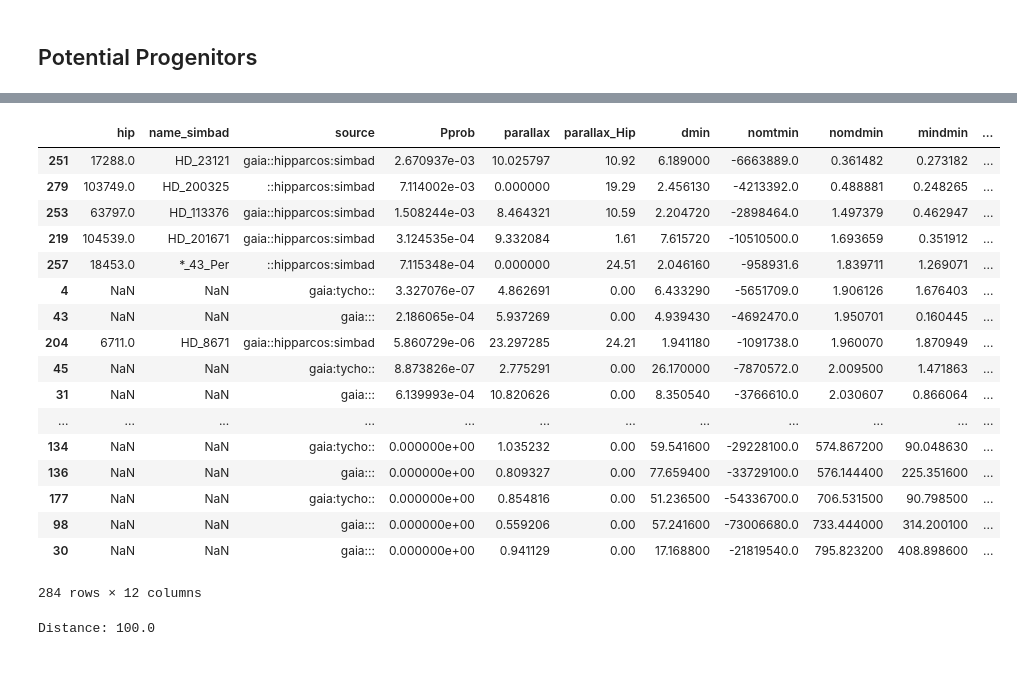
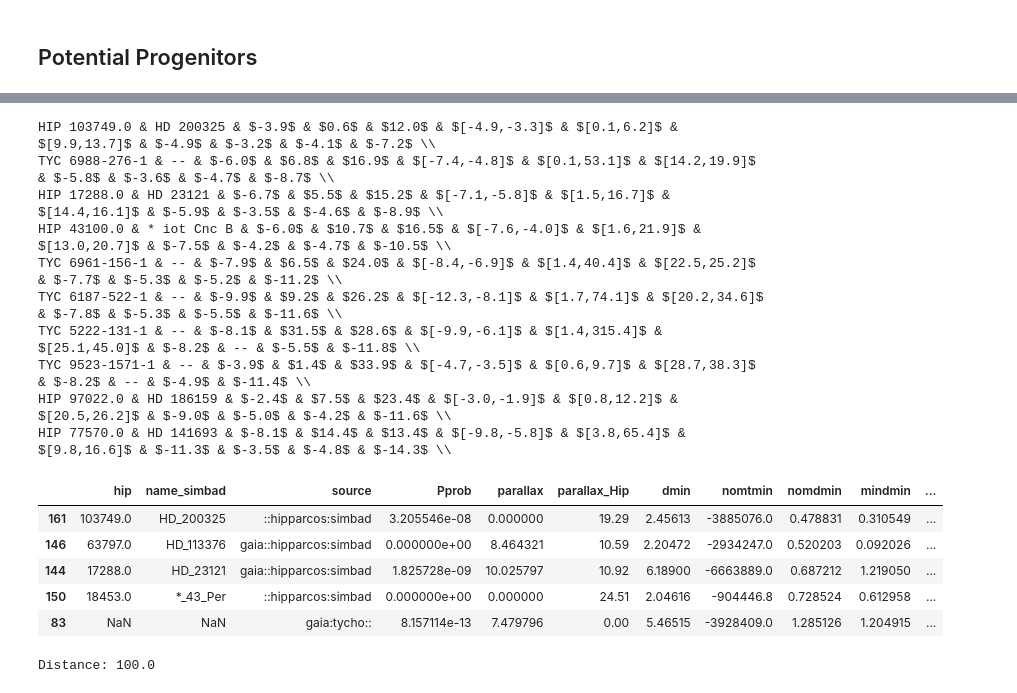
Before and after one commit to seap-udea/iWander, a Jupyter notebook: dev/analysis.ipynb, the cells around one changed output, grey strips where cells are left out. Drawn from its saved outputs; the diff is of its cells as text; code cells hidden in the pictures; blank space fills up the shorter version.

```diff
--- a/dev/analysis.ipynb
+++ b/dev/analysis.ipynb
@@ -496,5 +529,6 @@ ax.plot(xs,ys,zs)
 ## Potential Progenitors
 # %%
 #encounters=pd.read_csv(BD+"encounters.csv")
-candidates=pd.read_csv(BD+"candidates.csv")
-progenitors=pd.read_csv(BD+"progenitors.csv")
+candidates=pd.read_csv(BASE_DIR+"candidates.csv")
+progenitors=pd.read_csv(BASE_DIR+"progenitors.csv")
+print("Number of progenitors:",len(progenitors))
@@ -521,24 +574,46 @@ array(['Pprob', 'nomdmin', 'nomtmin', 'mindmin', 'maxdmin', 'velrelmin',
+# %%
+# Generate latex table
+for index in progsort.index:
+    p=progenitors.loc[index]
+    row=""
+    if str(p.hip)=='nan':
+        if str(p.tycho2_id)=='nan':sid='--'
+        else:sid="TYC "+str(p.tycho2_id)
+    else:sid="HIP "+str(p.hip)
+    row+=r"%s & %s & "%(sid,
+                        str(p.name_simbad).replace('nan','--').replace('_',' '),
+                        )
+    row+=r"$%.1f$ & $%.1f$ & $%.1f$ & "%(p.nomtmin/1e6,p.nomdmin,p.nomvrel)
+    row+=r"$[%.1f,%.1f]$ & $[%.1f,%.1f]$ & $[%.1f,%.1f]$ & "%(p.mintmin/1e6,p.maxtmin/1e6,
+                                                        p.mindmin,p.maxdmin,
+                                                        p.minvrel,p.maxvrel)
+    logPsurmed="$%.1f$"%np.log10(p.Psurmed) if p.Psurmed>0 else '--'
+    logPvelmed="$%.1f$"%np.log10(p.Pvelmed) if p.Pvelmed>0 else '--'
+    logPdist="$%.1f$"%np.log10(p.Pdist) if p.Pdist>0 else '--'
+    logPprob="$%.1f$"%np.log10(p.Pprob) if p.Pprob>0 else '--'
+    row+=r"%s & %s & %s & %s \\"%(logPsurmed,logPvelmed,logPdist,logPprob)
+    print(row)
+# %% [output]
+HIP 103749.0 & HD 200325 & $-3.9$ & $0.6$ & $12.0$ & $[-4.9,-3.3]$ & $[0.1,6.2]$ & $[9.9,13.7]$ & $-4.9$ & $-3.2$ & $-4.1$ & $-7.2$ \\
+TYC 6988-276-1 & -- & $-6.0$ & $6.8$ & $16.9$ & $[-7.4,-4.8]$ & $[0.1,53.1]$ & $[14.2,19.9]$ & $-5.8$ & $-3.6$ & $-4.7$ & $-8.7$ \\
+HIP 17288.0 & HD 23121 & $-6.7$ & $5.5$ & $15.2$ & $[-7.1,-5.8]$ & $[1.5,16.7]$ & $[14.4,16.1]$ & $-5.9$ & $-3.5$ & $-4.6$ & $-8.9$ \\
+HIP 43100.0 & * iot Cnc B & $-6.0$ & $10.7$ & $16.5$ & $[-7.6,-4.0]$ & $[1.6,21.9]$ & $[13.0,20.7]$ & $-7.5$ & $-4.2$ & $-4.7$ & $-10.5$ \\
+TYC 6961-156-1 & -- & $-7.9$ & $6.5$ & $24.0$ & $[-8.4,-6.9]$ & $[1.4,40.4]$ & $[22.5,25.2]$ & $-7.7$ & $-5.3$ & $-5.2$ & $-11.2$ \\
+TYC 6187-522-1 & -- & $-9.9$ & $9.2$ & $26.2$ & $[-12.3,-8.1]$ & $[1.7,74.1]$ & $[20.2,34.6]$ & $-7.8$ & $-5.3$ & $-5.5$ & $-11.6$ \\
+TYC 5222-131-1 & -- & $-8.1$ & $31.5$ & $28.6$ & $[-9.9,-6.1]$ & $[1.4,315.4]$ & $[25.1,45.0]$ & $-8.2$ & -- & $-5.5$ & $-11.8$ \\
+TYC 9523-1571-1 & -- & $-3.9$ & $1.4$ & $33.9$ & $[-4.7,-3.5]$ & $[0.6,9.7]$ & $[28.7,38.3]$ & $-8.2$ & -- & $-4.9$ & $-11.4$ \\
+HIP 97022.0 & HD 186159 & $-2.4$ & $7.5$ & $23.4$ & $[-3.0,-1.9]$ & $[0.8,12.2]$ & $[20.5,26.2]$ & $-9.0$ & $-5.0$ & $-4.2$ & $-11.6$ \\
+HIP 77570.0 & HD 141693 & $-8.1$ & $14.4$ & $13.4$ & $[-9.8,-5.8]$ & $[3.8,65.4]$ & $[9.8,16.6]$ & $-11.3$ & $-3.5$ & $-4.8$ & $-14.3$ \\
 # %%
-progenitors[["hip","name_simbad","source","Pprob","parallax","parallax_Hip","dmin","nomtmin","nomdmin","mindmin","maxdmin","velrelmin"]].sort_values(by="nomdmin")
+#FIRST ATTEMPT
+progenitors[["hip","name_simbad","source","Pprob","parallax","parallax_Hip","dmin","nomtmin","nomdmin","mindmin","maxdmin","velrelmin"]].sort_values(by="nomdmin").head()
 # %% [output]
 |  | hip | name_simbad | source | Pprob | parallax | parallax_Hip | dmin | nomtmin | nomdmin | mindmin | ... |
-| 251 | 17288.0 | HD_23121 | gaia::hipparcos:simbad | 2.670937e-03 | 10.025797 | 10.92 | 6.189000 | -6663889.0 | 0.361482 | 0.273182 | ... |
-| 279 | 103749.0 | HD_200325 | ::hipparcos:simbad | 7.114002e-03 | 0.000000 | 19.29 | 2.456130 | -4213392.0 | 0.488881 | 0.248265 | ... |
-| 253 | 63797.0 | HD_113376 | gaia::hipparcos:simbad | 1.508244e-03 | 8.464321 | 10.59 | 2.204720 | -2898464.0 | 1.497379 | 0.462947 | ... |
-| 219 | 104539.0 | HD_201671 | gaia::hipparcos:simbad | 3.124535e-04 | 9.332084 | 1.61 | 7.615720 | -10510500.0 | 1.693659 | 0.351912 | ... |
-| 257 | 18453.0 | *_43_Per | ::hipparcos:simbad | 7.115348e-04 | 0.000000 | 24.51 | 2.046160 | -958931.6 | 1.839711 | 1.269071 | ... |
-| 4 | NaN | NaN | gaia:tycho:: | 3.327076e-07 | 4.862691 | 0.00 | 6.433290 | -5651709.0 | 1.906126 | 1.676403 | ... |
-| 43 | NaN | NaN | gaia::: | 2.186065e-04 | 5.937269 | 0.00 | 4.939430 | -4692470.0 | 1.950701 | 0.160445 | ... |
-| 204 | 6711.0 | HD_8671 | gaia::hipparcos:simbad | 5.860729e-06 | 23.297285 | 24.21 | 1.941180 | -1091738.0 | 1.960070 | 1.870949 | ... |
-| 45 | NaN | NaN | gaia:tycho:: | 8.873826e-07 | 2.775291 | 0.00 | 26.170000 | -7870572.0 | 2.009500 | 1.471863 | ... |
-| 31 | NaN | NaN | gaia::: | 6.139993e-04 | 10.820626 | 0.00 | 8.350540 | -3766610.0 | 2.030607 | 0.866064 | ... |
-| ... | ... | ... | ... | ... | ... | ... | ... | ... | ... | ... | ... |
-| 134 | NaN | NaN | gaia:tycho:: | 0.000000e+00 | 1.035232 | 0.00 | 59.541600 | -29228100.0 | 574.867200 | 90.048630 | ... |
-| 136 | NaN | NaN | gaia::: | 0.000000e+00 | 0.809327 | 0.00 | 77.659400 | -33729100.0 | 576.144400 | 225.351600 | ... |
-| 177 | NaN | NaN | gaia:tycho:: | 0.000000e+00 | 0.854816 | 0.00 | 51.236500 | -54336700.0 | 706.531500 | 90.798500 | ... |
-| 98 | NaN | NaN | gaia::: | 0.000000e+00 | 0.559206 | 0.00 | 57.241600 | -73006680.0 | 733.444000 | 314.200100 | ... |
-| 30 | NaN | NaN | gaia::: | 0.000000e+00 | 0.941129 | 0.00 | 17.168800 | -21819540.0 | 795.823200 | 408.898600 | ... |
+| 161 | 103749.0 | HD_200325 | ::hipparcos:simbad | 3.205546e-08 | 0.000000 | 19.29 | 2.45613 | -3885076.0 | 0.478831 | 0.310549 | ... |
+| 146 | 63797.0 | HD_113376 | gaia::hipparcos:simbad | 0.000000e+00 | 8.464321 | 10.59 | 2.20472 | -2934247.0 | 0.520203 | 0.092026 | ... |
+| 144 | 17288.0 | HD_23121 | gaia::hipparcos:simbad | 1.825728e-09 | 10.025797 | 10.92 | 6.18900 | -6663889.0 | 0.687212 | 1.219050 | ... |
+| 150 | 18453.0 | *_43_Per | ::hipparcos:simbad | 0.000000e+00 | 0.000000 | 24.51 | 2.04616 | -904446.8 | 0.728524 | 0.612958 | ... |
+| 83 | NaN | NaN | gaia:tycho:: | 8.157114e-13 | 7.479796 | 0.00 | 5.46515 | -3928409.0 | 1.285126 | 1.204915 | ... |
-284 rows × 12 columns
 # %%
 parallax=10.0
 d=1/(parallax*1e-3)
```
Also changed, not shown: parts of 45 cells of this notebook, 10 other files.
